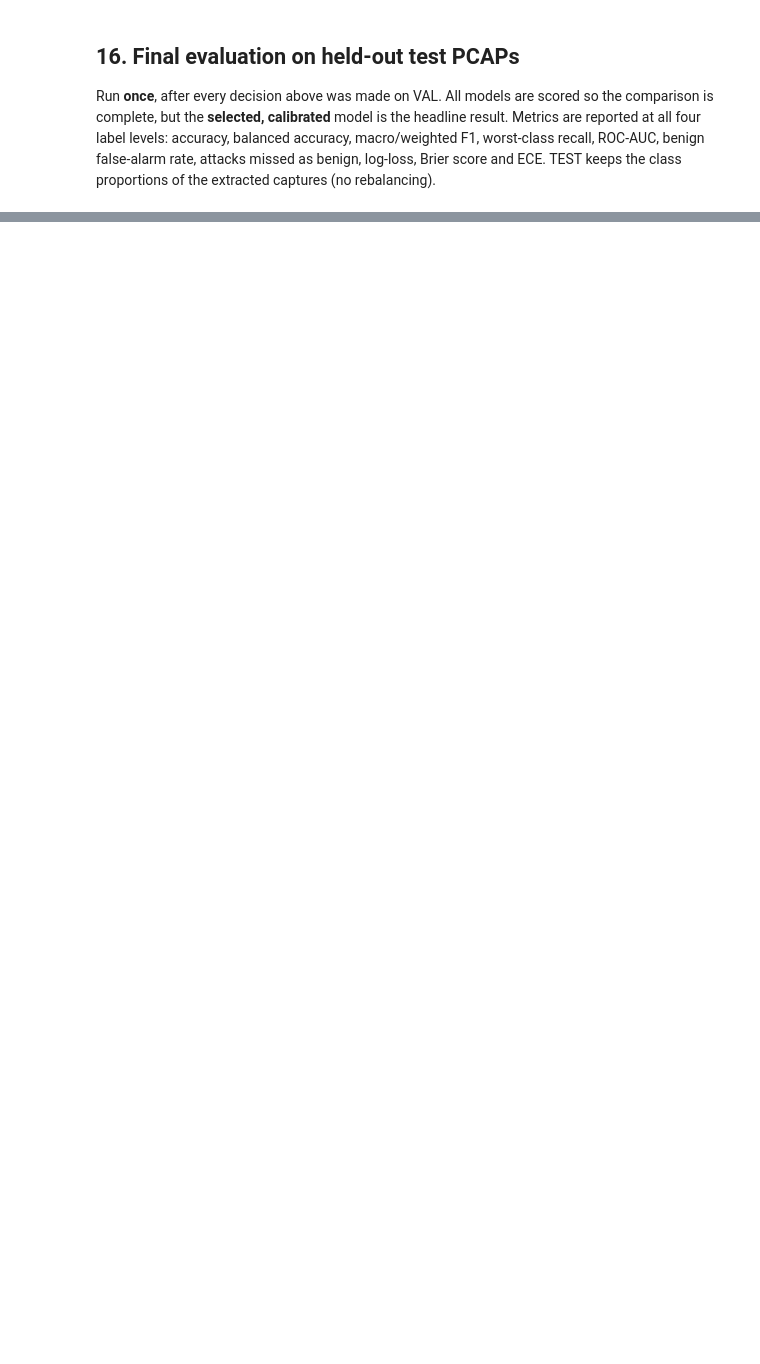
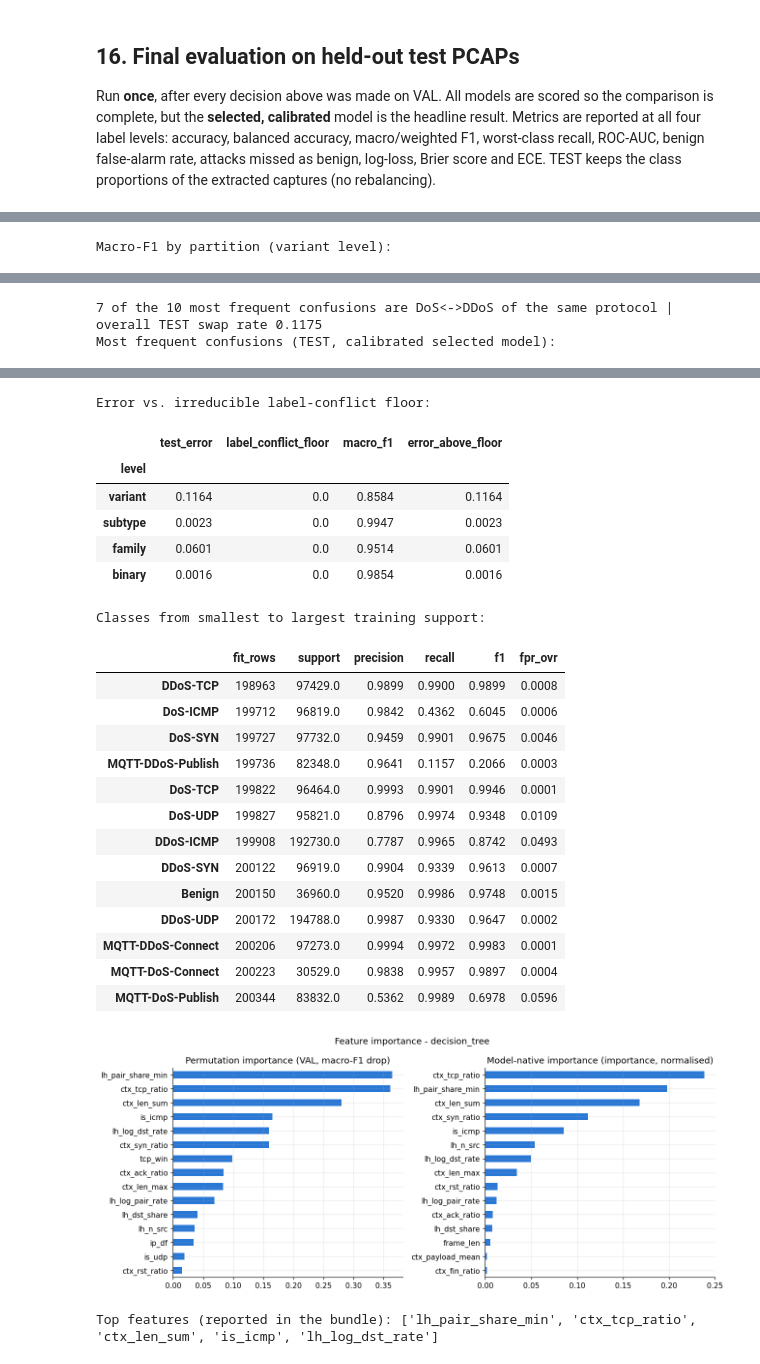
Before and after one commit to HaiderAbbas0/FYP, a Jupyter notebook: FYP_IoMT_PCAP_Detector.ipynb, the cells around one changed output, grey strips where cells are left out. Cells and saved outputs as stored; diff of their text form; code cells hidden in the pictures; blank space fills up the shorter version.

```diff
--- a/FYP_IoMT_PCAP_Detector.ipynb
+++ b/FYP_IoMT_PCAP_Detector.ipynb
@@ -273,6 +302,7 @@ ALLOW_MISSING_CLASSES = False           # stop if a class lacks a train or test
 PACKETS_PER_CAPTURE = 1_000_000         # packets extracted per capture (all packets if the capture is smaller)
 BLOCK_PACKETS = 20_000                  # contiguous packets per block = streaming batch size
 CONTEXT_N = 20                          # packet window: current packet + previous 19 (features and sequence models)
+LONG_CONTEXT_N = 1_024                  # victim-centric history for the DoS-vs-DDoS (attacker-count) features, packets
 OFF_PROTOCOL_POLICY = "drop"            # "drop" | "keep_label" | "relabel_benign" (packets not matching the attack)
 FAST_FINGERPRINT_MB = 4
 
@@ -308,6 +338,10 @@ BENCH_ROWS = 10_000
 # ---- robustness / demo ----
 RUN_SHORTCUT_ABLATION, ABLATION_ROWS_PER_CLASS = True, 20_000
 RUN_LEAVE_CAPTURE_OUT = True
+RUN_DOS_DDOS_ABLATION = True            # §17 item 6: same model with / without the long-horizon features
+RUN_DOS_DDOS_DIAGNOSIS = True           # §5b: diagnosis on the training captures (TEST is never read there)
+DIAG_BLOCKS_PER_CAPTURE, DIAG_ROWS_PER_BLOCK = 6, 1_000
+DIAG_WINDOWS = [20, 64, 256, 1_024, 4_096]   # history lengths compared in §5b
 PERMUTATION_ROWS = 20_000
 DEMO_PACKETS_PER_FILE = 5_000
 SEVERITY_THRESHOLDS = {"high": 0.90, "medium": 0.60}        # on calibrated confidence of an Attack prediction
@@ -319,9 +353,13 @@ if SMOKE_TEST:
     MAX_BOOST_ROUNDS, SEQ_TUNE_EPOCHS, SEQ_EPOCHS, SEQ_TUNE_SAMPLES_PER_EPOCH, SEQ_SAMPLES_PER_EPOCH = 80, 1, 2, 4_000, 8_000
     SEQ_BATCH, BENCH_REPEATS, BENCH_ROWS = 256, 30, 2_000
     ABLATION_ROWS_PER_CLASS, PERMUTATION_ROWS, DEMO_PACKETS_PER_FILE = 1_000, 2_000, 1_500
+    LONG_CONTEXT_N, DIAG_BLOCKS_PER_CAPTURE, DIAG_ROWS_PER_BLOCK, DIAG_WINDOWS = 256, 2, 300, [20, 64, 256, 1_024]
     print("SMOKE TEST MODE - results are not meaningful")
 
 assert OFF_PROTOCOL_POLICY in ("drop", "keep_label", "relabel_benign")
+HISTORY_N = max(CONTEXT_N, LONG_CONTEXT_N)      # a target needs this many packets of history inside its block
+assert HISTORY_N < BLOCK_PACKETS, "LONG_CONTEXT_N must be smaller than BLOCK_PACKETS"
+FEATURE_VERSION = "v1.1-long-horizon"           # feature-set revision (hashed: a new feature set = a new run)
 assert abs(sum(SCORE_WEIGHTS.values()) - 1.0) < 1e-9, "SCORE_WEIGHTS must sum to 1"
 if not os.path.isdir(DATA_DIR):
     raise FileNotFoundError(
@@ -333,7 +371,8 @@ CACHE_DIR = os.path.join(OUTPUT_DIR, "cache")
 os.makedirs(CACHE_DIR, exist_ok=True)
 
 SETTINGS = {"train_level": TRAIN_LEVEL, "packets_per_capture": PACKETS_PER_CAPTURE, "block_packets": BLOCK_PACKETS,
-            "context_n": CONTEXT_N, "off_protocol_policy": OFF_PROTOCOL_POLICY, "val_fraction": VAL_FRACTION,
+            "context_n": CONTEXT_N, "long_context_n": LONG_CONTEXT_N, "feature_version": FEATURE_VERSION,
+            "off_protocol_policy": OFF_PROTOCOL_POLICY, "val_fraction": VAL_FRACTION,
             "gap": [GAP_FRACTION, GAP_MIN_ROWS, GAP_MAX_ROWS], "fit_rows_per_class": FIT_ROWS_PER_CLASS,
             "val_max_rows": VAL_MAX_ROWS, "test_max_rows": TEST_MAX_ROWS, "tune_rows_per_class": TUNE_ROWS_PER_CLASS,
             "max_boost_rounds": MAX_BOOST_ROUNDS, "early_stopping": EARLY_STOPPING_ROUNDS,
@@ -2423,7 +3244,7 @@ TEST_RESULTS[SEL_CAL] = evaluate_levels(y_test, TEST_PROBA["calibrated"], w_test
 
 cols = ["accuracy", "balanced_accuracy", "macro_precision", "macro_recall", "macro_f1", "weighted_f1", "min_class_recall",
         "worst_class", "roc_auc_ovr_macro", "benign_false_alarm_rate", "attack_missed_as_benign_rate", "log_loss", "brier",
-        "ece", "n_classes_never_predicted"]
+        "ece", "dos_ddos_swap_rate", "n_classes_never_predicted"]
 TEST_TABLE = pd.DataFrame([{"model": n, "level": lv, **{c: r[lv]["summary"].get(c) for c in cols}}
                            for n, r in TEST_RESULTS.items() for lv in EVAL_LEVELS]).set_index(["level", "model"])
 TEST_TABLE.to_csv(os.path.join(DIRS["reports"], "test_metrics_all_models.csv"))
@@ -2441,6 +3262,12 @@ for lv in EVAL_LEVELS:
     print(f"\n=== {SEL_CAL} - TEST classification report ({lv}) ===")
     display(sel_res[lv]["per_class"].round(4))
     sel_res[lv]["per_class"].to_csv(os.path.join(DIRS["reports"], f"test_per_class_{lv}_{SELECTED}.csv"))
+
+if TRAIN_LEVEL == "variant":
+    DOS_DDOS_TEST = dos_ddos_table(sel_res["variant"]["cm"], sel_res["variant"]["names"])
+    print(f"\n=== {SEL_CAL} - DoS vs DDoS per protocol on TEST (wrong-scale shares) ===")
+    display(DOS_DDOS_TEST.round(4))
+    DOS_DDOS_TEST.to_csv(os.path.join(DIRS["reports"], f"test_dos_ddos_{SELECTED}.csv"), index=False)
 
 def plot_cm(ax, cm, names, title, fs=7):
     cmn = cm / np.clip(cm.sum(1, keepdims=True), 1e-12, None)
@@ -2541,6 +3451,10 @@ TOP_CONFUSIONS = pd.DataFrame([{"true": names[i], "predicted": names[j], "packet
                                for i in range(len(names)) for j in range(len(names)) if i != j and cm[i, j] > 0])
 if len(TOP_CONFUSIONS):
     TOP_CONFUSIONS = TOP_CONFUSIONS.sort_values("packets", ascending=False).head(12)
+    TOP_CONFUSIONS["dos_ddos_pair"] = [dos_ddos_partner(t) == p or dos_ddos_partner(p) == t
+                                       for t, p in zip(TOP_CONFUSIONS["true"], TOP_CONFUSIONS["predicted"])]
+    print(f"{int(TOP_CONFUSIONS.dos_ddos_pair.head(10).sum())} of the 10 most frequent confusions are DoS<->DDoS of the "
+          f"same protocol | overall TEST swap rate {res['summary'].get('dos_ddos_swap_rate', float('nan')):.4f}")
     print("Most frequent confusions (TEST, calibrated selected model):"); display(TOP_CONFUSIONS.round(4))
     TOP_CONFUSIONS.to_csv(os.path.join(DIRS["reports"], "top_confusions.csv"), index=False)
 FLOORS = pd.DataFrame([{"level": lv, "test_error": 1 - TEST_RESULTS[SEL_CAL][lv]["summary"]["accuracy"],
@@ -2598,3 +3512,5 @@ if NATIVE_IMP is not None:
     axes[0, 1].set_title(f"Model-native importance ({NATIVE_IMP.name}, normalised)")
 fig.suptitle(f"Feature importance - {SELECTED}"); fig.tight_layout(); save_fig(fig, f"feature_importance_{SELECTED}")
 print("Top features (reported in the bundle):", TOP_FEATURES)
+# %% [output]
+Macro-F1 by partition (variant level):
@@ -2600,0 +3527,2 @@ print("Top features (reported in the bundle):", TOP_FEATURES)
+7 of the 10 most frequent confusions are DoS<->DDoS of the same protocol | overall TEST swap rate 0.1175
+Most frequent confusions (TEST, calibrated selected model):
@@ -2601,3 +3542,27 @@ print("Top features (reported in the bundle):", TOP_FEATURES)
+Error vs. irreducible label-conflict floor:
+|  | test_error | label_conflict_floor | macro_f1 | error_above_floor |
+| level |  |  |  |  |
+| variant | 0.1164 | 0.0 | 0.8584 | 0.1164 |
+| subtype | 0.0023 | 0.0 | 0.9947 | 0.0023 |
+| family | 0.0601 | 0.0 | 0.9514 | 0.0601 |
+| binary | 0.0016 | 0.0 | 0.9854 | 0.0016 |
+Classes from smallest to largest training support:
+|  | fit_rows | support | precision | recall | f1 | fpr_ovr |
+| DDoS-TCP | 198963 | 97429.0 | 0.9899 | 0.9900 | 0.9899 | 0.0008 |
+| DoS-ICMP | 199712 | 96819.0 | 0.9842 | 0.4362 | 0.6045 | 0.0006 |
+| DoS-SYN | 199727 | 97732.0 | 0.9459 | 0.9901 | 0.9675 | 0.0046 |
+| MQTT-DDoS-Publish | 199736 | 82348.0 | 0.9641 | 0.1157 | 0.2066 | 0.0003 |
+| DoS-TCP | 199822 | 96464.0 | 0.9993 | 0.9901 | 0.9946 | 0.0001 |
+| DoS-UDP | 199827 | 95821.0 | 0.8796 | 0.9974 | 0.9348 | 0.0109 |
+| DDoS-ICMP | 199908 | 192730.0 | 0.7787 | 0.9965 | 0.8742 | 0.0493 |
+| DDoS-SYN | 200122 | 96919.0 | 0.9904 | 0.9339 | 0.9613 | 0.0007 |
+| Benign | 200150 | 36960.0 | 0.9520 | 0.9986 | 0.9748 | 0.0015 |
+| DDoS-UDP | 200172 | 194788.0 | 0.9987 | 0.9330 | 0.9647 | 0.0002 |
+| MQTT-DDoS-Connect | 200206 | 97273.0 | 0.9994 | 0.9972 | 0.9983 | 0.0001 |
+| MQTT-DoS-Connect | 200223 | 30529.0 | 0.9838 | 0.9957 | 0.9897 | 0.0004 |
+| MQTT-DoS-Publish | 200344 | 83832.0 | 0.5362 | 0.9989 | 0.6978 | 0.0596 |
+[figure, added]
+Top features (reported in the bundle): ['lh_pair_share_min', 'ctx_tcp_ratio', 'ctx_len_sum', 'is_icmp', 'lh_log_dst_rate']
 # %%
 # ---- 4. shortcut ablation ----
 _tab_rank = [n for n in SELECTION.index if MODEL_KIND.get(n) == "tabular" and n != "dummy"]
```
Also changed, not shown: parts of 36 cells of this notebook.
